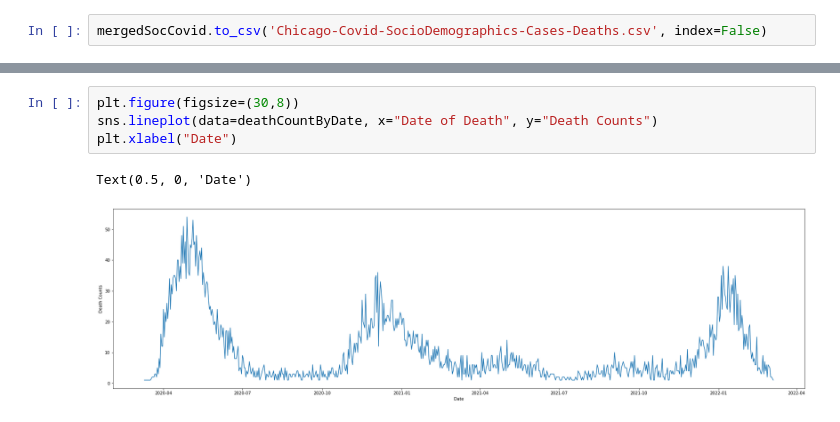
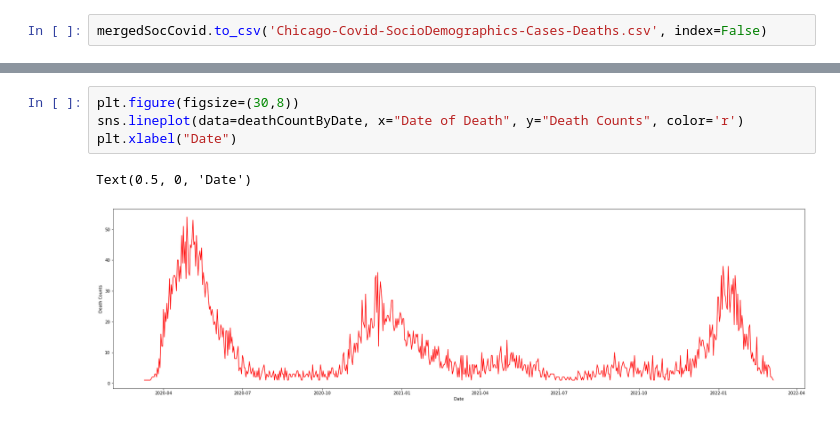
Before and after one commit to uic-cs418/modeling-the-pandemic, a Jupyter notebook: eda-vis.ipynb, the cells around one changed output, grey strips where cells are left out. Drawn from its saved outputs; the diff is of its cells as text.

```diff
--- a/eda-vis.ipynb
+++ b/eda-vis.ipynb
@@ -71,7 +87,7 @@ deathCountByDate = covid.groupby('Date of Death').size().to_frame().reset_index(
 # %%
 plt.figure(figsize=(30,8))
-sns.lineplot(data=deathCountByDate, x="Date of Death", y="Death Counts")
+sns.lineplot(data=deathCountByDate, x="Date of Death", y="Death Counts", color='r')
 plt.xlabel("Date")
 # %% [output]
 Text(0.5, 0, 'Date')
-[figure, old version]
+[figure, new version]
```
Also changed, not shown: parts of 15 cells of this notebook.
